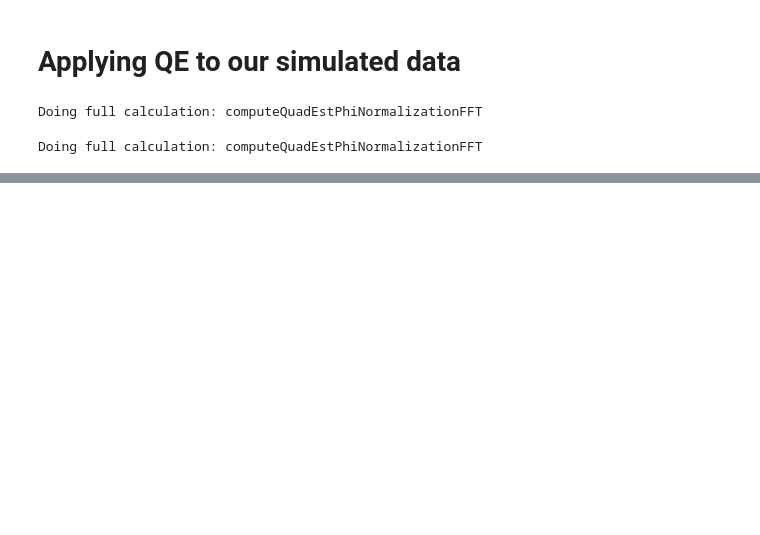
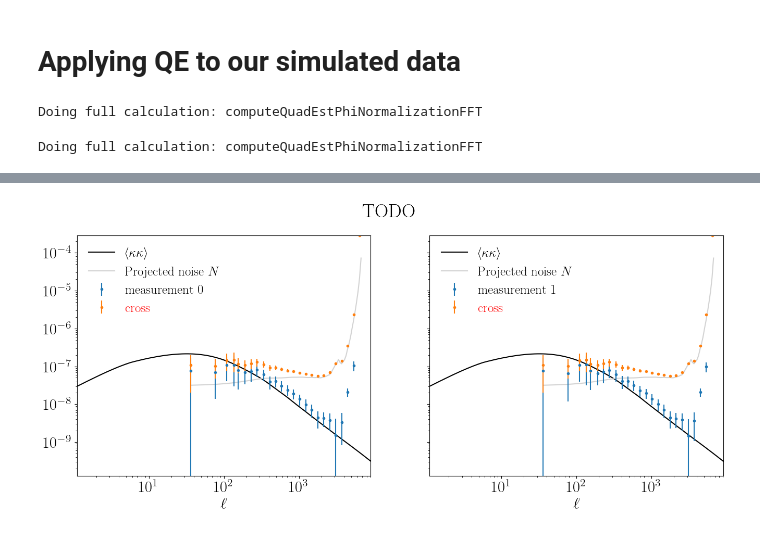
Before and after one commit to EmmanuelSchaan/LensQuEst, a Jupyter notebook: dev/scratch.ipynb, the cells around one changed output, grey strips where cells are left out. Saved outputs shown, nothing was run; the diff lists cells and outputs as text; code cells hidden in the pictures; blank space fills up the shorter version.

```diff
--- a/dev/scratch.ipynb
+++ b/dev/scratch.ipynb
@@ -244,0 +353,5 @@ plt.savefig('figures/Cl_compare.png', bbox_inches='tight')
+# %%
+maps, mapsFourier = genTestMap(cmb.funlensedTT,
+                               lCl=p2d_cmblens.fPinterp,
+                               dCl=cmb.fdetectorNoise,
+                              n_detector_runs=2)
@@ -244,0 +370,56 @@ plt.savefig('figures/Cl_compare.png', bbox_inches='tight')
+# %%
+fig, axs = plt.subplots(ncols=2, figsize=(16,6), sharey=True)
+idxs = dict(zip(keys, [0,1]))
+
+
+ell = baseMap.l.flatten()
+factor = 1. # lCen**2
+
+theory=[p2d_cmblens.fPinterp, fNqCmb_fft]
+theory_l=[r'$\big<\kappa\kappa\big>$', r'Projected noise $N$']
+theory_s=['black', 'lightgrey']
+for f,l,sty in zip(theory, theory_l, theory_s):
+    L = np.logspace(np.log10(1.), np.log10(np.max(ell)), 201, 10.)
+    ClExpected = np.array(list(map(f, L)))
+    for ax in axs:
+        ax.plot(L, factor*ClExpected, sty, label=l)
+
+bnds = {'x':[],'y':[]}
+
+
+for i in range(2):
+    key = 'measurement %d'%i
+    lCen, Cl, sCl = Cls[key]
+
+    Ipos = np.where(Cl>=0.)
+    Ineg = np.where(Cl<0.)
+
+    fctr = factor
+    ax = axs[i]
+
+    ax.errorbar(lCen[Ipos], factor*Cl[Ipos], yerr=factor*sCl[Ipos],fmt='.', label=key)
+
+    lCen, Cl, sCl = Cls['cross']
+    ax.errorbar(lCen[Ipos], factor*Cl[Ipos], yerr=factor*sCl[Ipos],fmt='.', label='cross')
+
+    ax.set_xscale('log')
+    ax.set_yscale('log')
+    ax.set_xlabel(r'$\ell$')
+
+
+    bnds['x'] += [np.min(lCen), np.max(lCen)]
+    bnds['y'] += [factor*np.min(Cl), factor*np.max(Cl)]
+
+
+fig.suptitle(r'TODO')
+
+for ax in axs:
+    ax.set_xlim(np.min(bnds['x']), np.max(bnds['x']))
+    ax.set_ylim(np.min(bnds['y']), np.max(bnds['y']))
+
+
+
+    l=ax.legend(frameon=False, loc='upper left')
+    l.get_texts()[-1].set_color('red')
+# %% [output]
+[figure, added]
```
Also changed, not shown: parts of 13 cells of this notebook, 1 other file.
